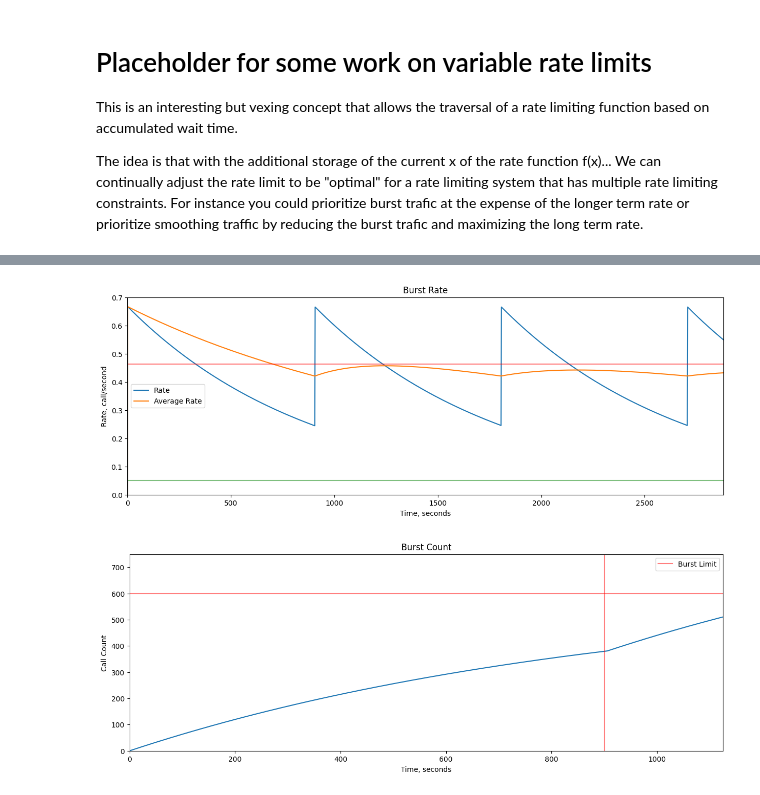
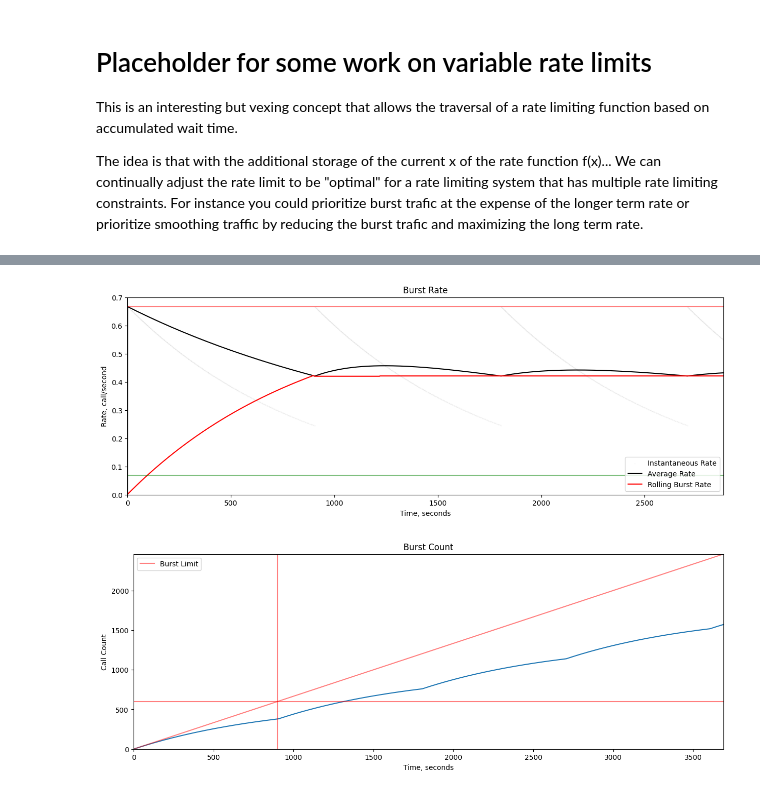
Before and after one commit to racersmith/generic-cell-rate-algorithm, a Jupyter notebook: example.ipynb, the cells around one changed output, grey strips where cells are left out. Drawn from its saved outputs; the diff is of its cells as text; code cells hidden in the pictures.

```diff
--- a/example.ipynb
+++ b/example.ipynb
@@ -328,18 +264,0 @@ ml = MonitoredLimit(burst, sustained)
-# %%
-time = TimeWarp()
-ml = MonitoredLimit(burst, sustained)
-
-log = list()
-for _ in range(2000):
-    ml.request()
-    log.append([time.time()] + [rl.usage for rl in ml.rate_limits])
-    time.sleep(45)
-
-t = [l[0] for l in log]
-b = [l[1] for l in log]
-s = [l[2] for l in log]
-
-plt.plot(t, b)
-plt.twinx()
-plt.plot(t, s, color='C1')
-plt.show()
@@ -472,35 +357,43 @@ plt.show()
 # %%
-plt.figure(figsize=(15, 5))
-plt.title('Burst Rate')
+def show_burst_rate(results, burst, sustained):
+    plt.figure(figsize=(15, 5))
+    plt.title('Burst Rate')
 
-plt.plot(results.time, results.rate, label='Rate')
-plt.plot(results.time, results.avg_rate, label='Average Rate')
+    plt.scatter(results.time, results.rate, marker='.', s=1, alpha=0.05, color='k', label='Instantaneous Rate')
+    plt.plot(results.time, results.avg_rate, color='k', label='Average Rate')
+    plt.plot(results.time, results.burst_rate, color='red', label='Rolling Burst Rate')
 
-plt.axhline(burst.rate, color='red', alpha=0.5)
-plt.axhline(sustained.rate, color='green', alpha=0.5)
+    plt.axhline(burst.rate, color='red', alpha=0.5)
+    plt.axhline(sustained.rate, color='green', alpha=0.5)
 
-plt.legend()
-plt.xlim(0, 3.2*burst.period)
-plt.ylim(0, None)
-plt.xlabel("Time, seconds")
-plt.ylabel("Rate, call/second")
-plt.show()
+    plt.legend()
+    plt.xlim(0, 3.2*burst.period)
+    plt.ylim(0, None)
+    plt.xlabel("Time, seconds")
+    plt.ylabel("Rate, call/second")
+    plt.show()
+
+show_burst_rate(results, burst, sustained)
 # %% [output]
-[figure, old version]
+[figure, new version]
 # %%
-plt.figure(figsize=(15, 5))
-plt.title('Burst Count')
+def show_burst_count(results, burst, sustained):
+    plt.figure(figsize=(15, 5))
+    plt.title('Burst Count')
 
-plt.plot(results.time, results.count)
-plt.axhline(burst.count, color='red', alpha=0.5, label='Burst Limit')
-plt.axvline(burst.period, color='red', alpha=0.5)
+    plt.plot(results.time, results.count)
+    plt.plot(results.time, burst.rate * results.time, color='red', alpha=0.5)
+    plt.axhline(burst.count, color='red', alpha=0.5, label='Burst Limit')
+    plt.axvline(burst.period, color='red', alpha=0.5)
 
-plt.legend()
-plt.xlim(0, 1.25*burst.period)
-plt.ylim(0, 1.25*burst.count)
-plt.xlabel("Time, seconds")
-plt.ylabel("Call Count")
-plt.show()
+    plt.legend()
+    plt.xlim(0, 4.1*burst.period)
+    plt.ylim(0, 4.1*burst.count)
+    plt.xlabel("Time, seconds")
+    plt.ylabel("Call Count")
+    plt.show()
+
+show_burst_count(results, burst, sustained)
 # %% [output]
-[figure, old version]
+[figure, new version]
 # %%
```
Also changed, not shown: parts of 12 cells of this notebook.
